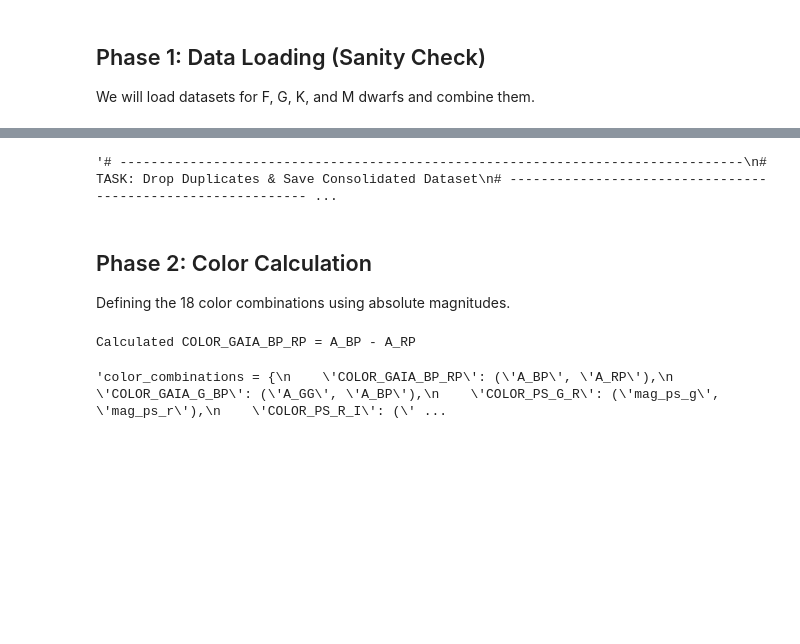
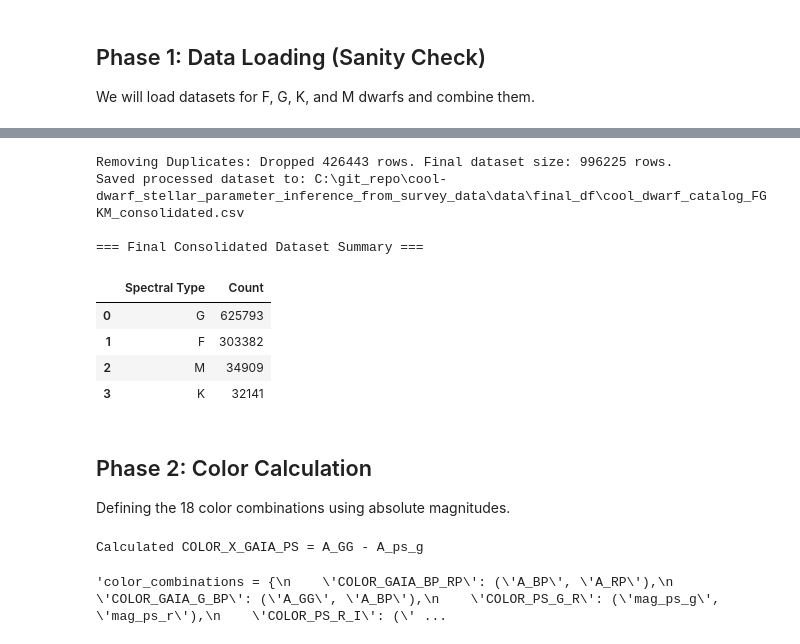
Before and after one commit to BrightonLiu-zZ/cool-dwarf_stellar_parameter_inference_from_survey_data, a Jupyter notebook: notebooks/consolidated_color_teff_analysis.ipynb, the cells around one changed output, grey strips where cells are left out. Saved outputs shown, nothing was run; the diff lists cells and outputs as text; code cells hidden in the pictures; blank space fills up the shorter version.

```diff
--- a/notebooks/consolidated_color_teff_analysis.ipynb
+++ b/notebooks/consolidated_color_teff_analysis.ipynb
@@ -94,36 +141,44 @@ for col, count in missing.items():
 # %%
-"""# --------------------------------------------------------------------------------
+# --------------------------------------------------------------------------------
 # TASK: Drop Duplicates & Save Consolidated Dataset
 # --------------------------------------------------------------------------------
 
 # 1. Drop duplicated rows based on 'obsid'
 # Rule: keep='first' retains the entry from the higher priority spectral type
 # (F > G > K > M) based on the order of loading in 'load_consolidated_data'.
 initial_len = len(df)
 df_clean = df.drop_duplicates(subset=['obsid'], keep='first').reset_index(drop=True)
 dropped_count = initial_len - len(df_clean)
 
 print(f"Removing Duplicates: Dropped {dropped_count} rows. Final dataset size: {len(df_clean)} rows.")
 
 # Update the main dataframe for subsequent analysis
 df = df_clean
 
 # 2. Save the final consolidated dataset
 # Creating the directory if it doesn't exist
 FINAL_DATA_DIR = Path(r'C:\git_repo\cool-dwarf_stellar_parameter_inference_from_survey_data\data\final_df')
 FINAL_DATA_DIR.mkdir(parents=True, exist_ok=True)
 
 output_path = FINAL_DATA_DIR / 'cool_dwarf_catalog_FGKM_consolidated.csv'
 df.to_csv(output_path, index=False)
 print(f"Saved processed dataset to: {output_path}")
 
 # 3. Summary Table
 print("\n=== Final Consolidated Dataset Summary ===")
 summary_df = df['spectral_type_group'].value_counts().reset_index()
 summary_df.columns = ['Spectral Type', 'Count']
-display(summary_df)"""
+display(summary_df)
 # %% [output]
-'# --------------------------------------------------------------------------------\n# TASK: Drop Duplicates & Save Consolidated Dataset\n# ------------------------------------------------------------ ...
+Removing Duplicates: Dropped 426443 rows. Final dataset size: 996225 rows.
+Saved processed dataset to: C:\git_repo\cool-dwarf_stellar_parameter_inference_from_survey_data\data\final_df\cool_dwarf_catalog_FGKM_consolidated.csv
+
+=== Final Consolidated Dataset Summary ===
+|  | Spectral Type | Count |
+| 0 | G | 625793 |
+| 1 | F | 303382 |
+| 2 | M | 34909 |
+| 3 | K | 32141 |
 # %% [markdown]
 ## Phase 2: Color Calculation
 
@@ -131,17 +186,29 @@ Defining the 18 color combinations using absolute magnitudes.
 # %%
 # Define the color mappings (Name -> (Mag1, Mag2))
 color_combinations = {
+    'COLOR_GAIA_BP_RP': ('A_BP', 'A_RP'),
+    'COLOR_GAIA_G_BP': ('A_GG', 'A_BP'),
+    'COLOR_PS_G_R': ('A_ps_g', 'A_ps_r'),
+    'COLOR_PS_R_I': ('A_ps_r', 'A_ps_i'),
+    'COLOR_PS_I_Z': ('A_ps_i', 'A_ps_z'),
+    'COLOR_PS_Z_Y': ('A_ps_z', 'A_ps_y'),
+    'COLOR_2MASS_J_H': ('A_J', 'A_H'),
     'COLOR_2MASS_H_KS': ('A_H', 'A_KS'),
     'COLOR_WISE_W1_W2': ('A_W1', 'A_W2'),
     'COLOR_APASS_B_V': ('A_BAP', 'A_VAP'),
+    'COLOR_APASS_V_R': ('A_VAP', 'A_RAP'),
     'COLOR_SDSS_G_R': ('A_GSD', 'A_RSD'),
-    'COLOR_X_GAIA_PS': ('A_GG', 'mag_ps_g'),
-    'COLOR_GAIA_BP_RP': ('A_BP', 'A_RP'),
+    'COLOR_SDSS_R_I': ('A_RSD', 'A_ISD'),
+    'COLOR_X_GAIA_PS': ('A_GG', 'A_ps_g'),
+    'COLOR_X_PS_2MASS': ('A_ps_y', 'A_J'),
+    'COLOR_X_2MASS_WISE': ('A_KS', 'A_W1'),
+    'COLOR_X_APASS_SDSS': ('A_BAP', 'A_GSD'),
+    'COLOR_X_SDSS_GAIA': ('A_ISD', 'A_RP')
 }
 
 # --- MANUAL SELECTION ---
 # Pick one color from the keys above to calculate and plot
-SELECTED_COLOR = 'COLOR_GAIA_BP_RP'
+SELECTED_COLOR = 'COLOR_X_GAIA_PS'
 
 # Calculate the selected color column
 if SELECTED_COLOR in color_combinations:
@@ -154,7 +221,7 @@ if SELECTED_COLOR in color_combinations:
 else:
     print(f"Error: {SELECTED_COLOR} is not defined in color_combinations.")
 # %% [output]
-Calculated COLOR_GAIA_BP_RP = A_BP - A_RP
+Calculated COLOR_X_GAIA_PS = A_GG - A_ps_g
 # %%
 """color_combinations = {
     'COLOR_GAIA_BP_RP': ('A_BP', 'A_RP'),
```
Also changed, not shown: parts of 5 cells of this notebook, 16 other files.
